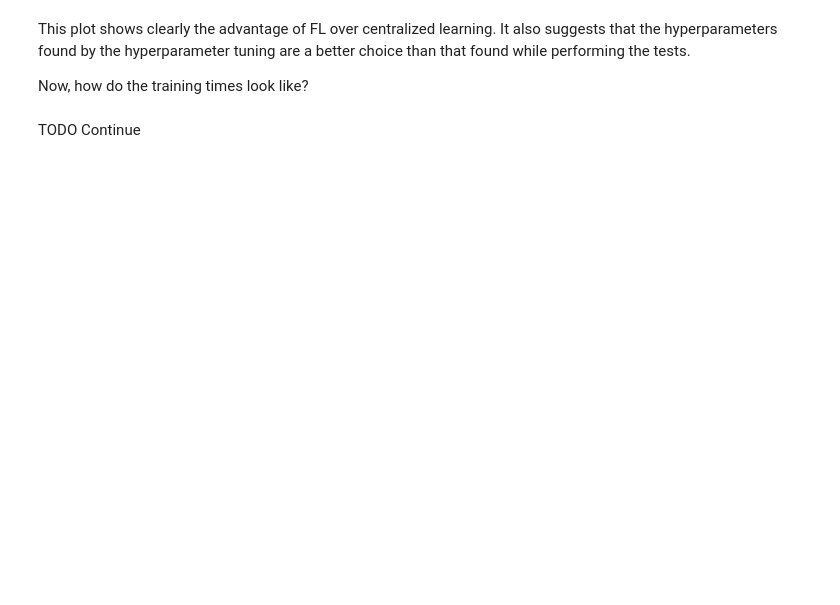
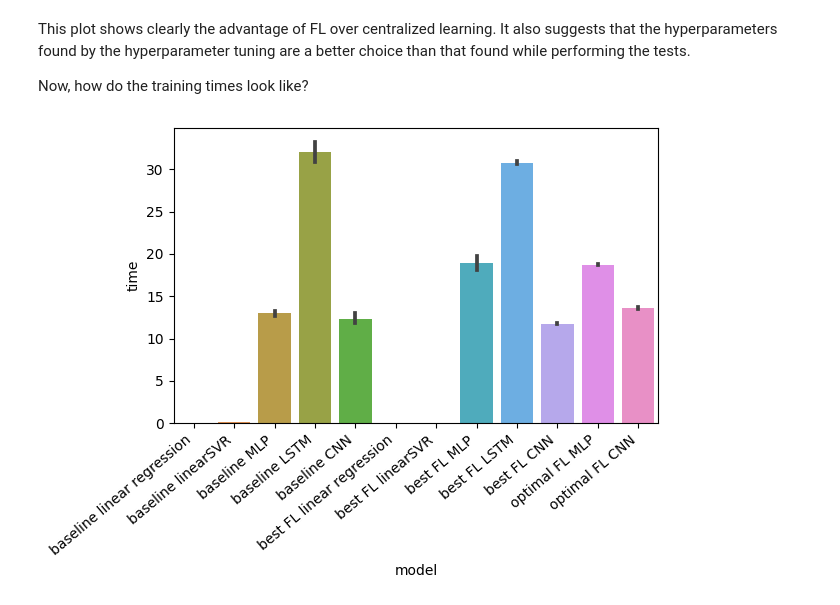
Before and after one commit to Flowwrian/Investigating-the-Effectiveness-of-Cross-Silo-Datasets-for-Training-Federated-Learning-Models, a Jupyter notebook: notebooks/weather_analysis.ipynb, the cells around one changed output. Saved outputs shown, nothing was run; the diff lists cells and outputs as text; code cells hidden in the pictures; blank space fills up the shorter version.

```diff
--- a/notebooks/weather_analysis.ipynb
+++ b/notebooks/weather_analysis.ipynb
@@ -416,5 +437,45 @@ plt.show()
 This plot shows clearly the advantage of FL over centralized learning. It also suggests that the hyperparameters found by the hyperparameter tuning are a better choice than that found while performing the tests.
 
 Now, how do the training times look like?
-# %% [markdown]
-TODO Continue
+# %%
+def calculate_training_time(time_array):
+    #get the timestamps
+    timestamps = []
+    for el in time_array:
+        timestamps.append(el[-1])
+
+    #calculate difference
+    diff = []
+    for i in range(len(timestamps)):
+        if i == len(timestamps)-1:
+            break
+        diff.append((timestamps[i+1] - timestamps[i]))
+    return diff
+
+time_diff_best_fl_df = best_fl_models.copy(deep=True)
+time_diff_best_fl_df["time"] = time_diff_best_fl_df["time"].apply(calculate_training_time)
+time_diff_best_fl_df["time"] = time_diff_best_fl_df["time"].apply(lambda x: np.array(x).mean())
+time_diff_best_fl_df["model"] = time_diff_best_fl_df["model"].apply(lambda x: f"best FL {x}")
+
+
+time_diff_optimal_fl_df = optimal_fl_models.copy(deep=True)
+time_diff_optimal_fl_df["time"] = time_diff_optimal_fl_df["time"].apply(calculate_training_time)
+time_diff_optimal_fl_df["time"] = time_diff_optimal_fl_df["time"].apply(lambda x: np.array(x).mean())
+time_diff_optimal_fl_df["model"] = time_diff_optimal_fl_df["model"].apply(lambda x: f"optimal FL {x}")
+# %%
+baseline_time_df = pd.DataFrame(columns=["model", "time"])
+
+for i in range(1,5):
+    temp_df = baseline_df[["model", f"client_time{i}"]].copy(deep=True)
+    temp_df["model"] = temp_df["model"].apply(lambda x: "baseline linear regression" if x == "linear_regression" else f"baseline {x}")
+    temp_df.columns = ["model", "time"]
+
+    baseline_time_df = pd.concat([baseline_time_df, temp_df], ignore_index=True)
+# %%
+ax = sns.barplot(pd.concat([baseline_time_df, time_diff_best_fl_df, time_diff_optimal_fl_df], ignore_index=True), y="time", x="model")
+
+ax.set_xticklabels(ax.get_xticklabels(), rotation=40, ha="right")
+plt.tight_layout()
+plt.show()
+# %% [output]
+[figure, added]
```
Also changed, not shown: parts of 3 cells of this notebook.
